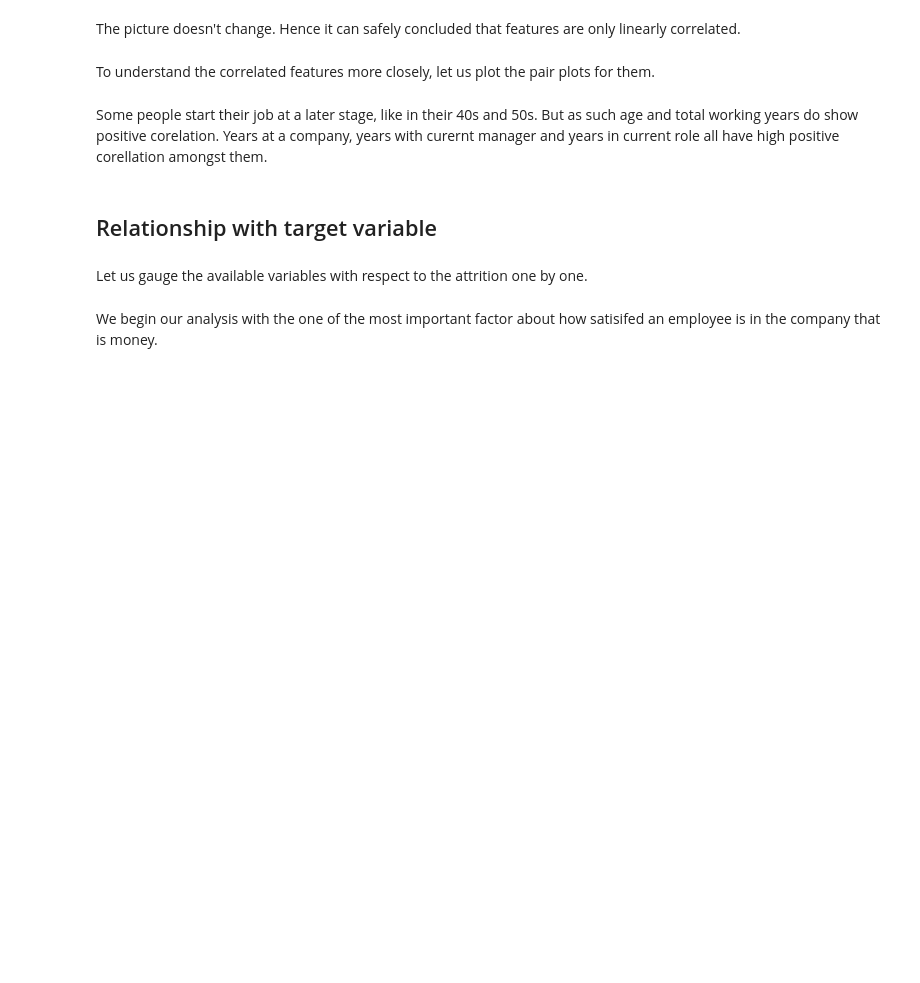
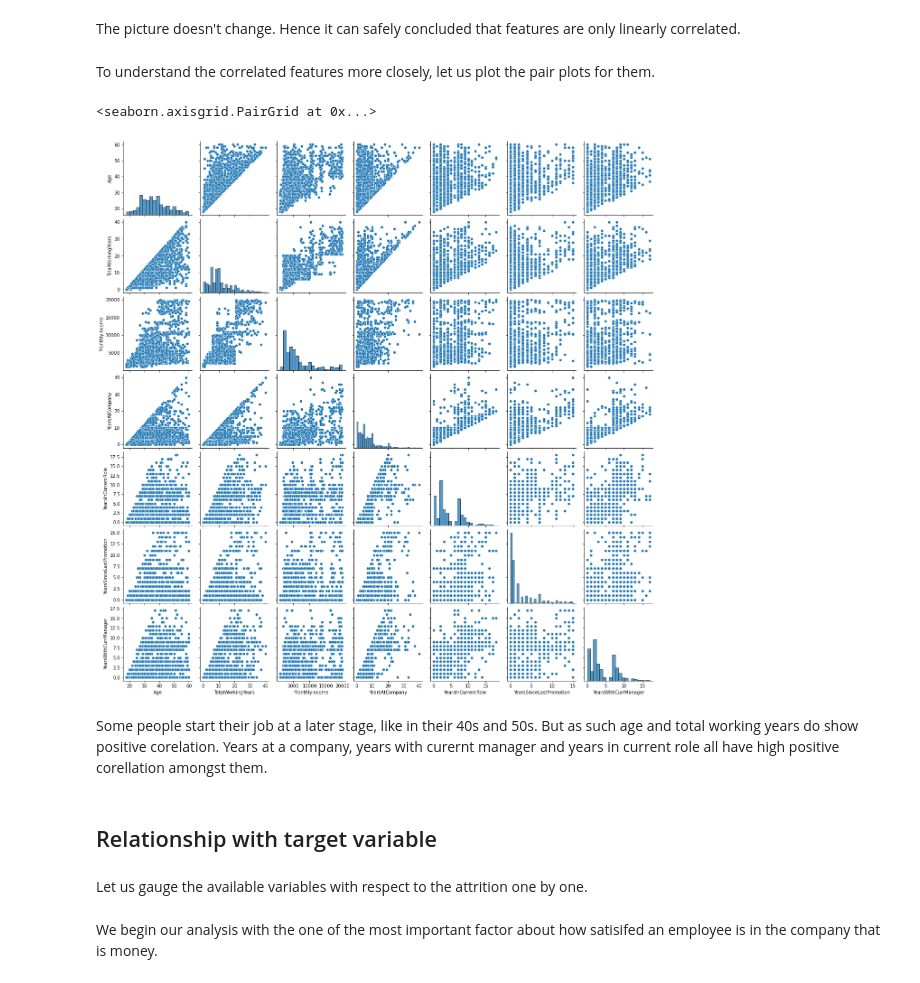
Before and after one commit to patilpushkarp/hra_book, a Jupyter notebook: hrbook/files/eda_multivariate.ipynb, the cells around one changed output. Drawn from its saved outputs; the diff is of its cells as text; code cells hidden in the pictures; blank space fills up the shorter version.

```diff
--- a/hrbook/files/eda_multivariate.ipynb
+++ b/hrbook/files/eda_multivariate.ipynb
@@ -54,3 +54,8 @@ fig.show()
+# %%
+sns.pairplot(sub_df1)
+# %% [output]
+<seaborn.axisgrid.PairGrid at 0x...>
+[figure, added]
 # %% [markdown]
 Some people start their job at a later stage, like in their 40s and 50s. But as such age and total working years do show positive corelation. Years at a company, years with curernt manager and years in current role all have high positive corellation amongst them.
 # %% [markdown]
```
Also changed, not shown: parts of 12 cells of this notebook, 1 other file.
